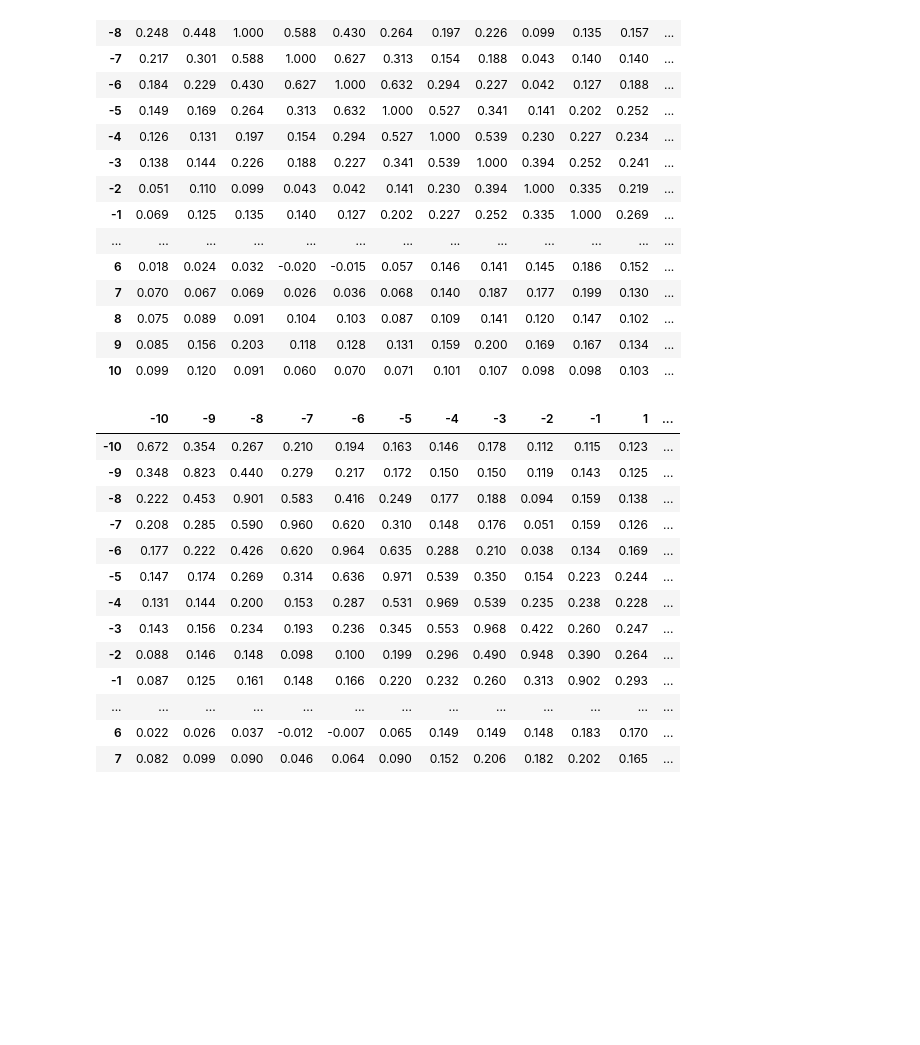
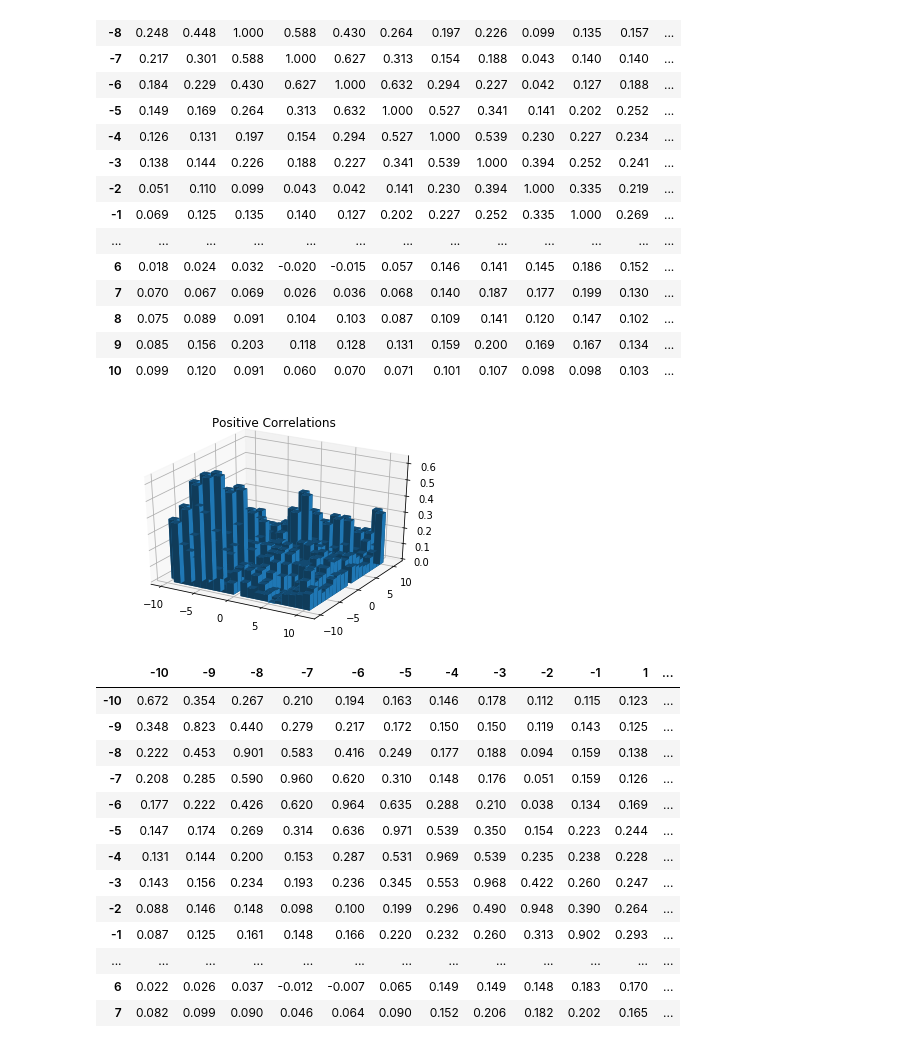
Before and after one commit to aw21/Thesis, a Jupyter notebook: Correlations.ipynb, the cells around one changed output. Cells and saved outputs as stored; diff of their text form; code cells hidden in the pictures; blank space fills up the shorter version.

Commit message:
Graphed correlations

```diff
--- a/Correlations.ipynb
+++ b/Correlations.ipynb
@@ -309,6 +310,29 @@ pos_pos_correlations_styled
 | 8 | 0.075 | 0.089 | 0.091 | 0.104 | 0.103 | 0.087 | 0.109 | 0.141 | 0.120 | 0.147 | 0.102 | ... |
 | 9 | 0.085 | 0.156 | 0.203 | 0.118 | 0.128 | 0.131 | 0.159 | 0.200 | 0.169 | 0.167 | 0.134 | ... |
 | 10 | 0.099 | 0.120 | 0.091 | 0.060 | 0.070 | 0.071 | 0.101 | 0.107 | 0.098 | 0.098 | 0.103 | ... |
+# %%
+xs = []
+ys = []
+dx = 1
+dy = 1
+dz = []
+for k1 in range(-K,K+1):
+    if k1 != 0:
+        for k2 in range(-K,K+1):
+            if k2 != 0:
+                if k1 != k2:
+                    xs.append(k1)
+                    ys.append(k2)
+                    dz.append(pos_pos_correlations[k1][k2])
+
+zs = np.zeros(len(xs))
+fig = plt.figure()
+ax1 = fig.add_subplot(111, projection='3d')
+ax1.bar3d(xs, ys, zs, dx, dy, dz, shade=True)
+plt.title("Positive Correlations")
+plt.show()
+# %% [output]
+[figure, added]
 # %%
 pos_neg_correlations = pos_pos_correlations.copy()
 for i in range(-K,K+1):
```
Also changed, not shown: parts of 14 cells of this notebook.
